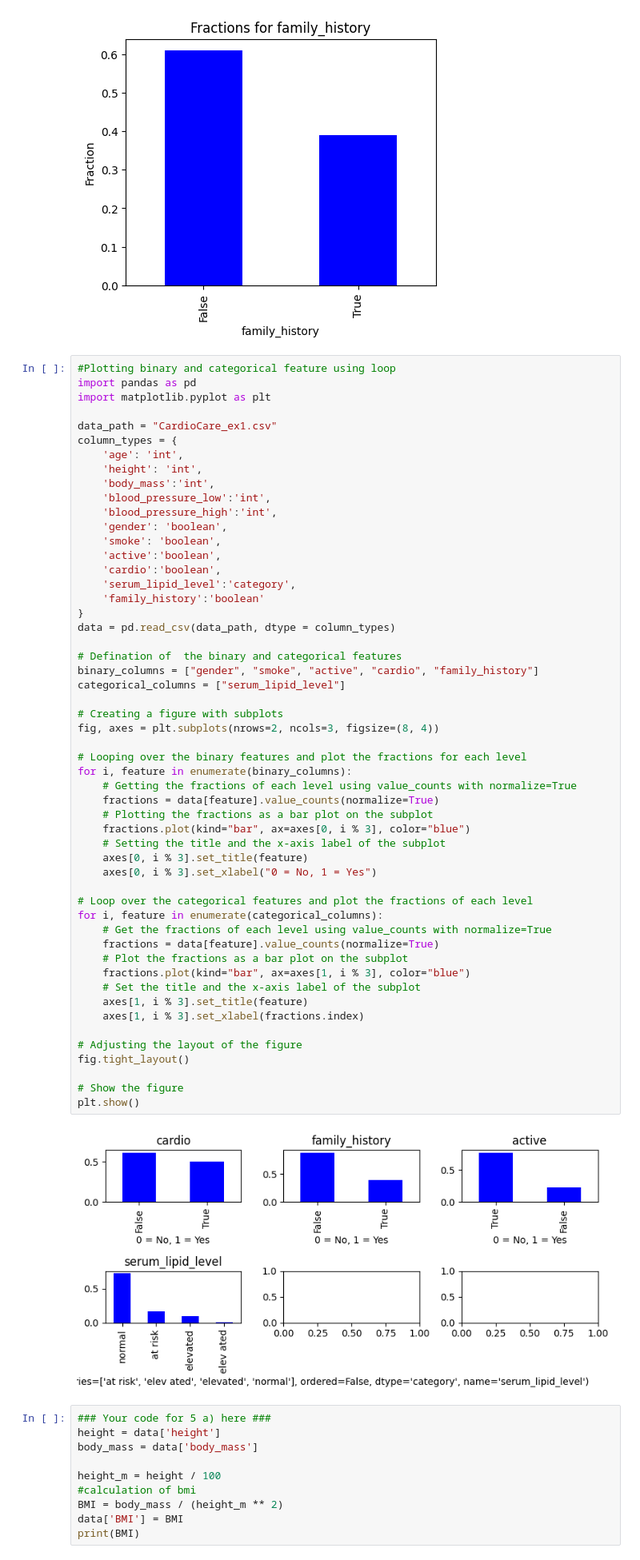
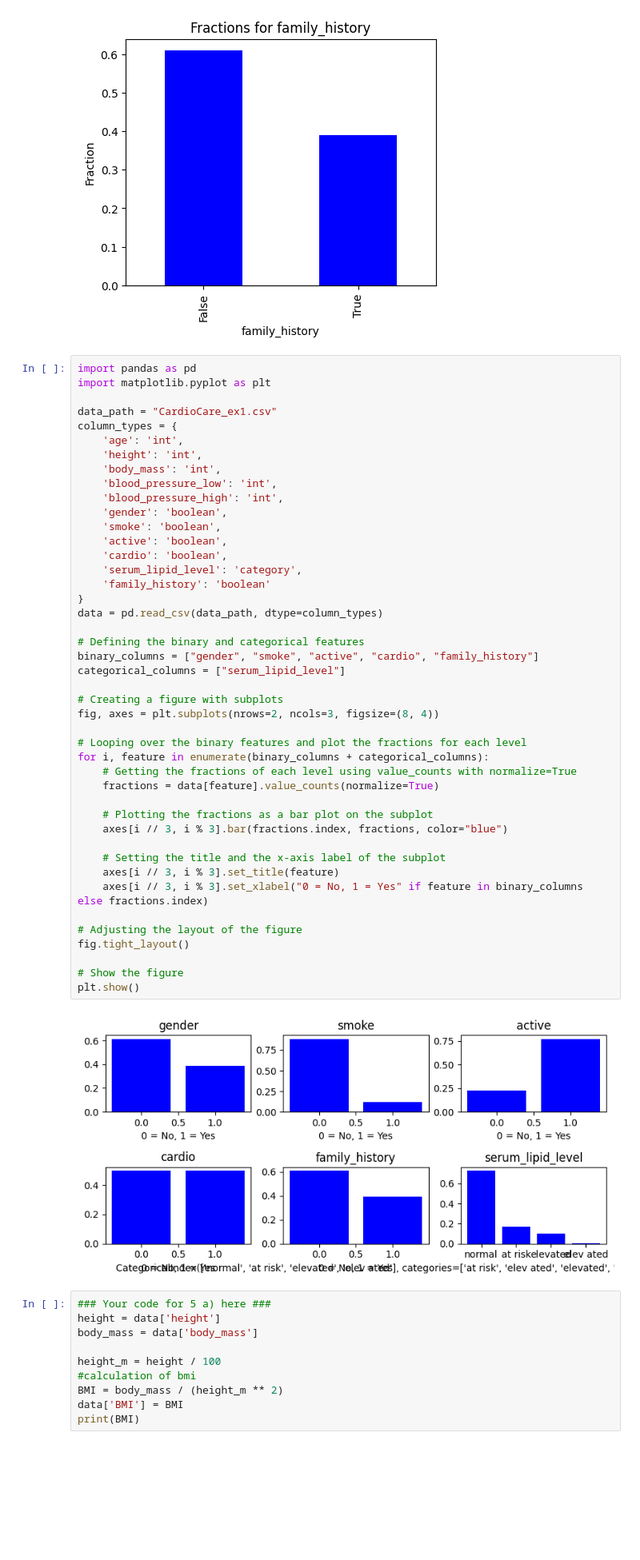
Before and after one commit to Shyamraja/CardioDataPreparation-Analysis, a Jupyter notebook: exercise.ipynb, the cells around one changed output. Shown at 80% size. Cells and saved outputs as stored; diff of their text form; blank space fills up the shorter version.

Commit message:
Code refactoring to plot binary and categorical features fractions

```diff
--- a/exercise.ipynb
+++ b/exercise.ipynb
@@ -286,60 +287,51 @@ plt.show()
 # %% [output]
 [figure]
 # %%
-#Plotting binary and categorical feature using loop
 import pandas as pd
 import matplotlib.pyplot as plt
 
 data_path = "CardioCare_ex1.csv"
 column_types = {
     'age': 'int',
     'height': 'int',
-    'body_mass':'int',
-    'blood_pressure_low':'int',
-    'blood_pressure_high':'int',
+    'body_mass': 'int',
+    'blood_pressure_low': 'int',
+    'blood_pressure_high': 'int',
     'gender': 'boolean',
     'smoke': 'boolean',
-    'active':'boolean',
-    'cardio':'boolean',
-    'serum_lipid_level':'category',
-    'family_history':'boolean'
+    'active': 'boolean',
+    'cardio': 'boolean',
+    'serum_lipid_level': 'category',
+    'family_history': 'boolean'
 }
-data = pd.read_csv(data_path, dtype = column_types)
+data = pd.read_csv(data_path, dtype=column_types)
 
-# Defination of  the binary and categorical features
+# Defining the binary and categorical features
 binary_columns = ["gender", "smoke", "active", "cardio", "family_history"]
 categorical_columns = ["serum_lipid_level"]
 
 # Creating a figure with subplots
 fig, axes = plt.subplots(nrows=2, ncols=3, figsize=(8, 4))
 
 # Looping over the binary features and plot the fractions for each level
-for i, feature in enumerate(binary_columns):
+for i, feature in enumerate(binary_columns + categorical_columns):
     # Getting the fractions of each level using value_counts with normalize=True
     fractions = data[feature].value_counts(normalize=True)
+
     # Plotting the fractions as a bar plot on the subplot
-    fractions.plot(kind="bar", ax=axes[0, i % 3], color="blue")
+    axes[i // 3, i % 3].bar(fractions.index, fractions, color="blue")
+
     # Setting the title and the x-axis label of the subplot
-    axes[0, i % 3].set_title(feature)
-    axes[0, i % 3].set_xlabel("0 = No, 1 = Yes")
-
-# Loop over the categorical features and plot the fractions of each level
-for i, feature in enumerate(categorical_columns):
-    # Get the fractions of each level using value_counts with normalize=True
-    fractions = data[feature].value_counts(normalize=True)
-    # Plot the fractions as a bar plot on the subplot
-    fractions.plot(kind="bar", ax=axes[1, i % 3], color="blue")
-    # Set the title and the x-axis label of the subplot
-    axes[1, i % 3].set_title(feature)
-    axes[1, i % 3].set_xlabel(fractions.index)
+    axes[i // 3, i % 3].set_title(feature)
+    axes[i // 3, i % 3].set_xlabel("0 = No, 1 = Yes" if feature in binary_columns else fractions.index)
 
 # Adjusting the layout of the figure
 fig.tight_layout()
 
 # Show the figure
 plt.show()
 # %% [output]
-[figure, old version]
+[figure, new version]
 # %%
 ### Your code for 5 a) here ###
 height = data['height']
```
Also changed, not shown: parts of 2 cells of this notebook.
